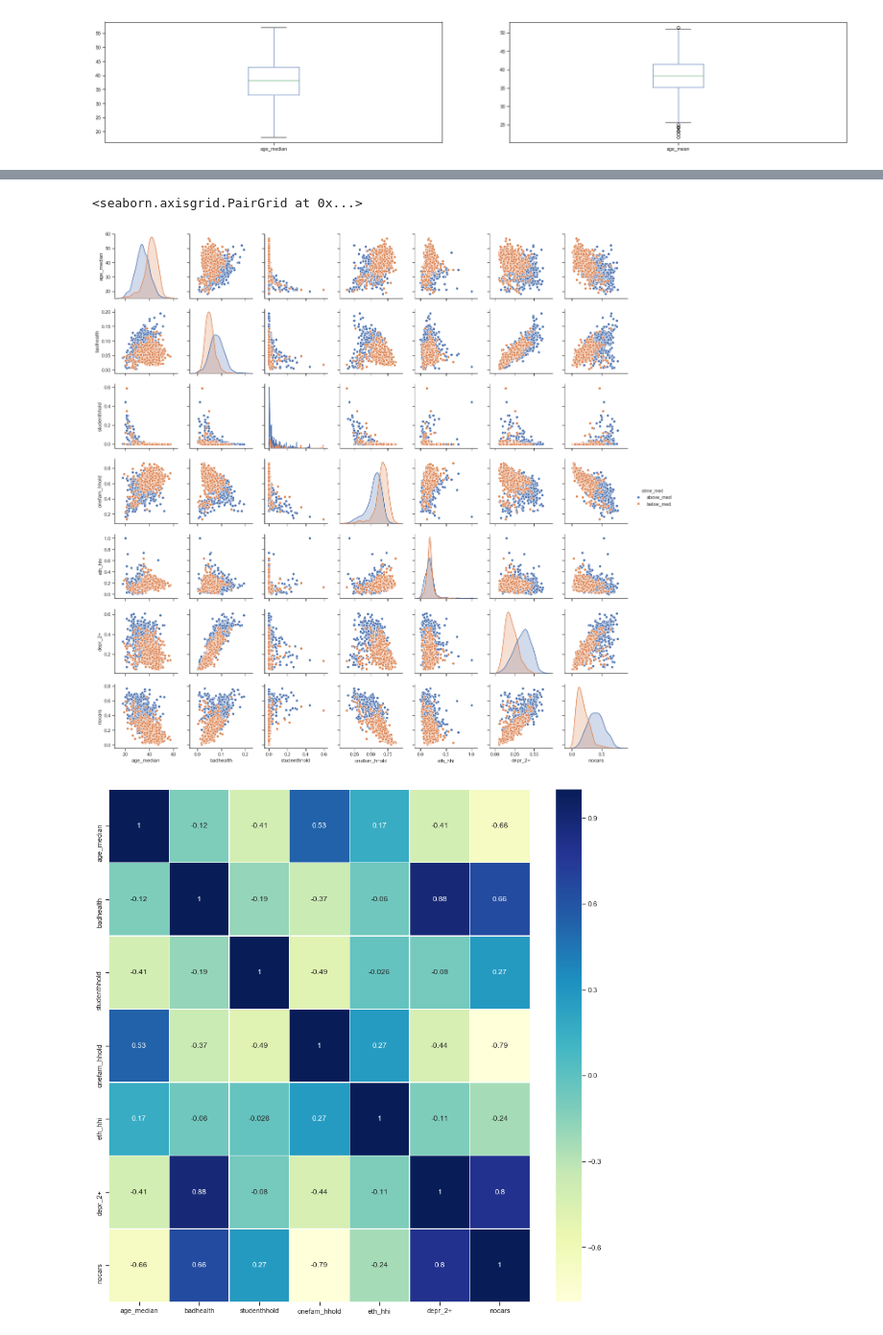
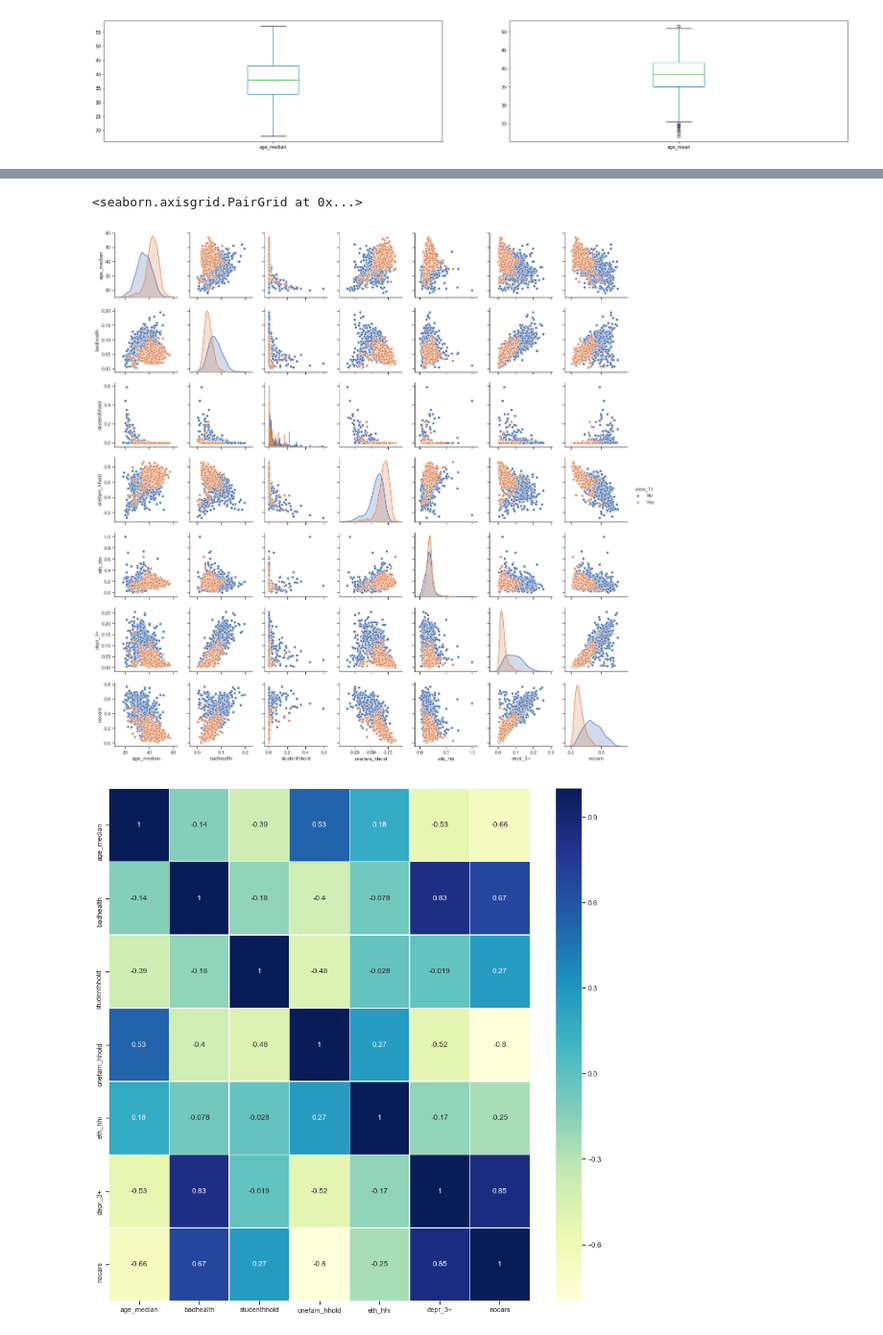
Before and after one commit to lena-kilian/JULV5000M_Liverpool, a Jupyter notebook: Manchester_3_Anlaysis.ipynb, the cells around one changed output, grey strips where cells are left out. Shown at 96% size. Cells and saved outputs as stored; diff of their text form; code cells hidden in the pictures.

```diff
--- a/Manchester_3_Anlaysis.ipynb
+++ b/Manchester_3_Anlaysis.ipynb
@@ -120,0 +57,9 @@ all_data.loc[all_data.vi_crime_count < all_data.vi_crime_count.median(), 'crime_
+# %%
+(t1, t2) = spatial_data['vi_crime_count'].quantile([0.33,0.67])
+
+spatial_data['crime_thir'] = 'T3'
+spatial_data.loc[spatial_data.vi_crime_count <= t2, 'crime_thir'] = 'T2'
+spatial_data.loc[spatial_data.vi_crime_count <= t1, 'crime_thir'] = 'T1'
+# %%
+spatial_data['crime_T1'] = 'Yes'
+spatial_data.loc[spatial_data.crime_thir != 'T1', 'crime_T1'] = 'No'
@@ -120,0 +91,2 @@ all_data.loc[all_data.vi_crime_count < all_data.vi_crime_count.median(), 'crime_
+# %%
+spatial_data.loc[spatial_data.vi_crime_count > 150, 'vi_crime_count'] = 150
@@ -129,9 +170,9 @@ plt.show()
 # %% [output]
 [figure]
 # %%
-tokeep = ['crime_med', 'age_median', 'badhealth', 'studenthhold', 'onefam_hhold', 'eth_hhi', 'depr_2+', 'nocars', ]
+tokeep = ['crime_T1', 'age_median', 'badhealth', 'studenthhold', 'onefam_hhold', 'eth_hhi', 'depr_3+', 'nocars', ]
 
-man_data = all_data[tokeep]
+man_data = spatial_data[tokeep].dropna(axis = 0)
 # %%
 # box plots
 man_data.plot(kind='box', subplots=True, figsize=(30, 5))
@@ -146,9 +187,9 @@ plt.show()
 # %%
 sns.set(style="ticks")
-sns.pairplot(man_data, hue = 'crime_med')
+sns.pairplot(man_data, hue = 'crime_T1')
 # %% [output]
 <seaborn.axisgrid.PairGrid at 0x...>
-[figure, old version]
+[figure, new version]
 # %%
 axsns = plt.subplots(figsize=(15, 15))
 sns.heatmap(man_data.corr(), annot=True, linewidths=.5, cmap="YlGnBu")
```
Also changed, not shown: parts of 40 cells of this notebook, 2 other files.
